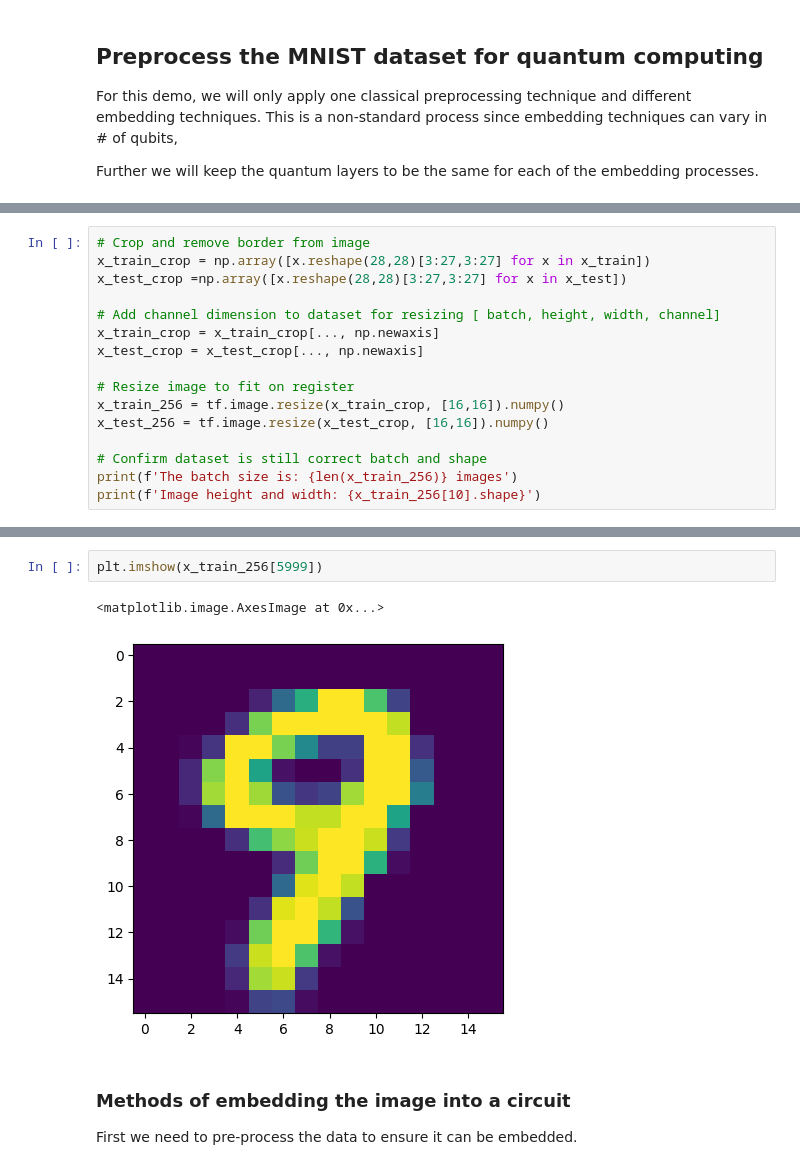
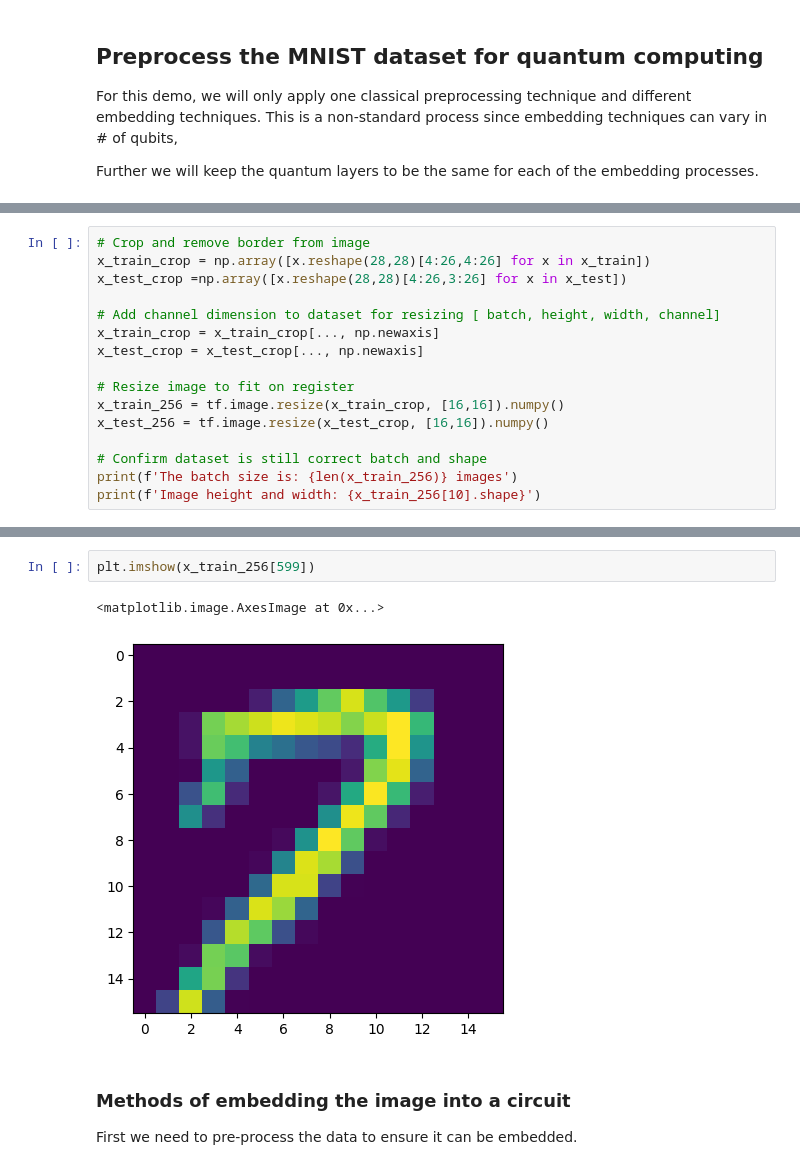
Before and after one commit to rryoung98/qml_embedding, a Jupyter notebook: embedding_presentation.ipynb, the cells around one changed output, grey strips where cells are left out. Saved outputs shown, nothing was run; the diff lists cells and outputs as text.

```diff
--- a/embedding_presentation.ipynb
+++ b/embedding_presentation.ipynb
@@ -258,7 +290,7 @@ There is some empty space around the image so we will first remove it.
 # %%
 # Crop and remove border from image
-x_train_crop = np.array([x.reshape(28,28)[3:27,3:27] for x in x_train])
-x_test_crop =np.array([x.reshape(28,28)[3:27,3:27] for x in x_test])
+x_train_crop = np.array([x.reshape(28,28)[4:26,4:26] for x in x_train])
+x_test_crop =np.array([x.reshape(28,28)[4:26,3:26] for x in x_test])
 
 # Add channel dimension to dataset for resizing [ batch, height, width, channel]
 x_train_crop = x_train_crop[..., np.newaxis]
@@ -278,8 +309,8 @@ Image height and width: (16, 16, 1)
 # %%
-plt.imshow(x_train_256[5999])
+plt.imshow(x_train_256[599])
 # %% [output]
 <matplotlib.image.AxesImage at 0x...>
-[figure, old version]
+[figure, new version]
 # %% [markdown]
 ### Methods of embedding the image into a circuit
 
```
Also changed, not shown: parts of 40 cells of this notebook, 33 other files.
